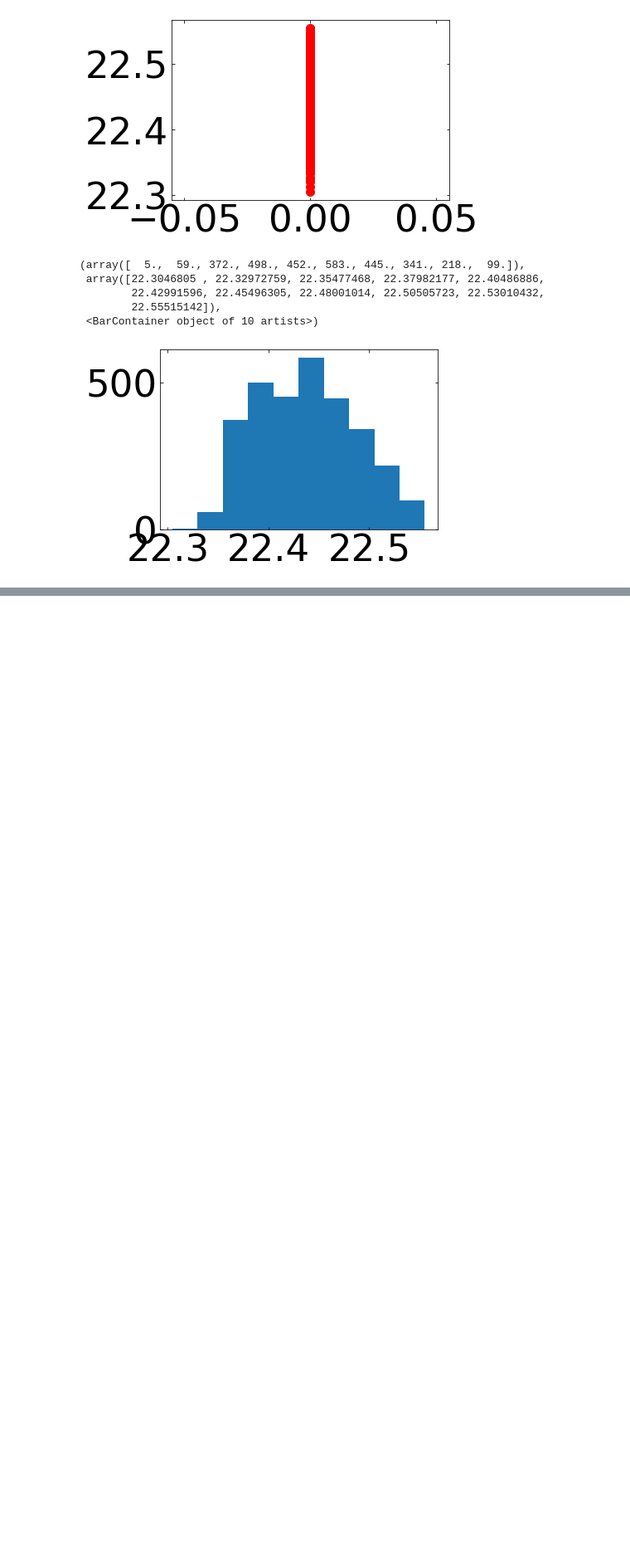
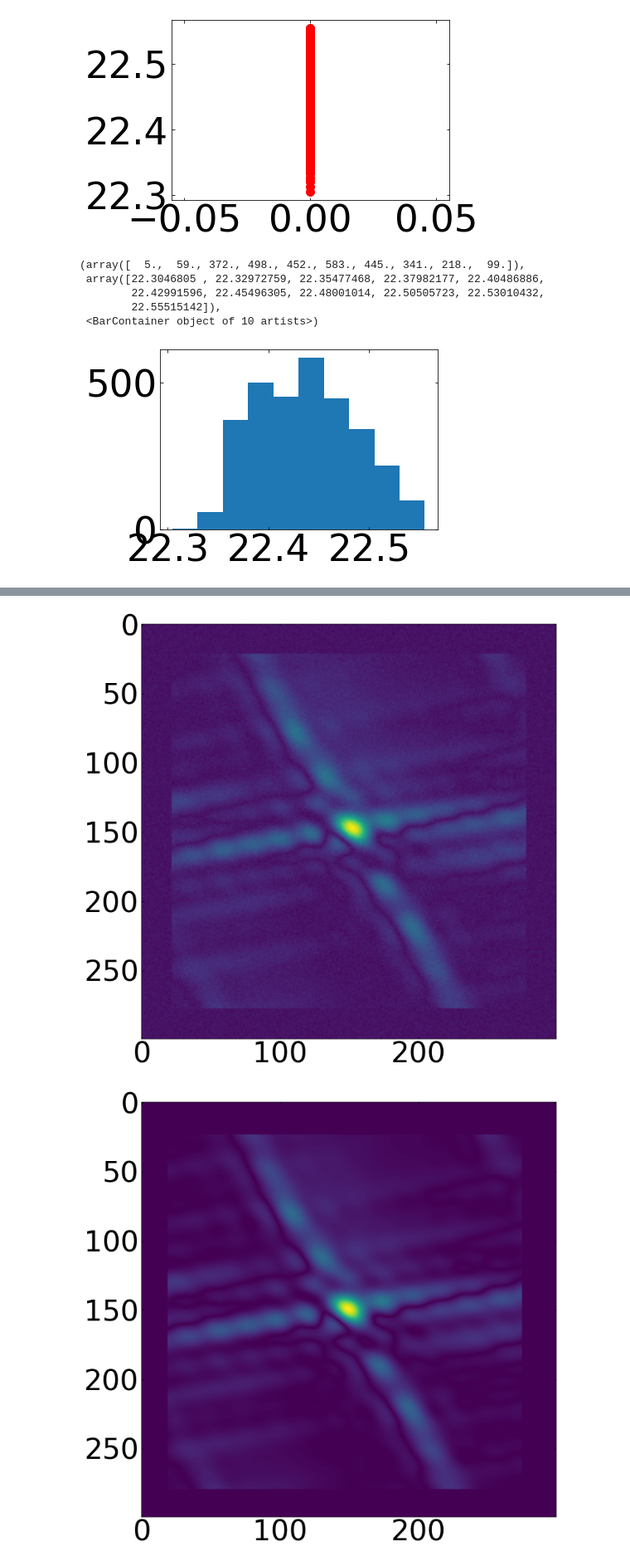
Before and after one commit to dsa110/dsa110-nsfrb, a Jupyter notebook: scripts/SearchAlgorithmTuning_V1.ipynb, the cells around one changed output, grey strips where cells are left out. Shown at 83% size. Cells and saved outputs as stored; diff of their text form; code cells hidden in the pictures; blank space fills up the shorter version.

```diff
--- a/scripts/SearchAlgorithmTuning_V1.ipynb
+++ b/scripts/SearchAlgorithmTuning_V1.ipynb
@@ -802,0 +873,31 @@ plt.hist(imgsearched.flatten())
+# %%
+plt.figure(figsize=(12,12))
+plt.imshow(img.mean((2,3)))
+plt.show()
+
+plt.figure(figsize=(12,12))
+plt.imshow(PSFimg.mean((2,3)))
+plt.show()
+
+for i in range(32):
+    imgnew = np.fft.fftshift(np.fft.fftshift(img.mean((2,3)))*np.fft.fftshift(PSFimg.mean((2,3))))
+
+"""plt.figure(figsize=(12,12))
+plt.imshow(np.real(np.fft.fft2(img.mean((2,3)))))
+plt.show()
+plt.figure(figsize=(12,12))
+plt.imshow(np.real(np.fft.fft2(PSFimg.mean((2,3)))))
+plt.show()
+plt.figure(figsize=(12,12))
+plt.imshow(np.real(np.fft.fft2(PSFimg.mean((2,3)))*np.fft.fft2(img.mean((2,3)))))
+plt.show()"""
+plt.figure(figsize=(12,12))
+plt.imshow(np.real(imgnew))
+plt.show()
+
+plt.figure(figsize=(12,12))
+plt.imshow(convolve2d(img.mean((2,3)),PSFimg.mean((2,3)),mode='same'))
+plt.show()
+# %% [output]
+[figure, added]
+[figure, added]
```
Also changed, not shown: parts of 10 cells of this notebook, 8 other files.
